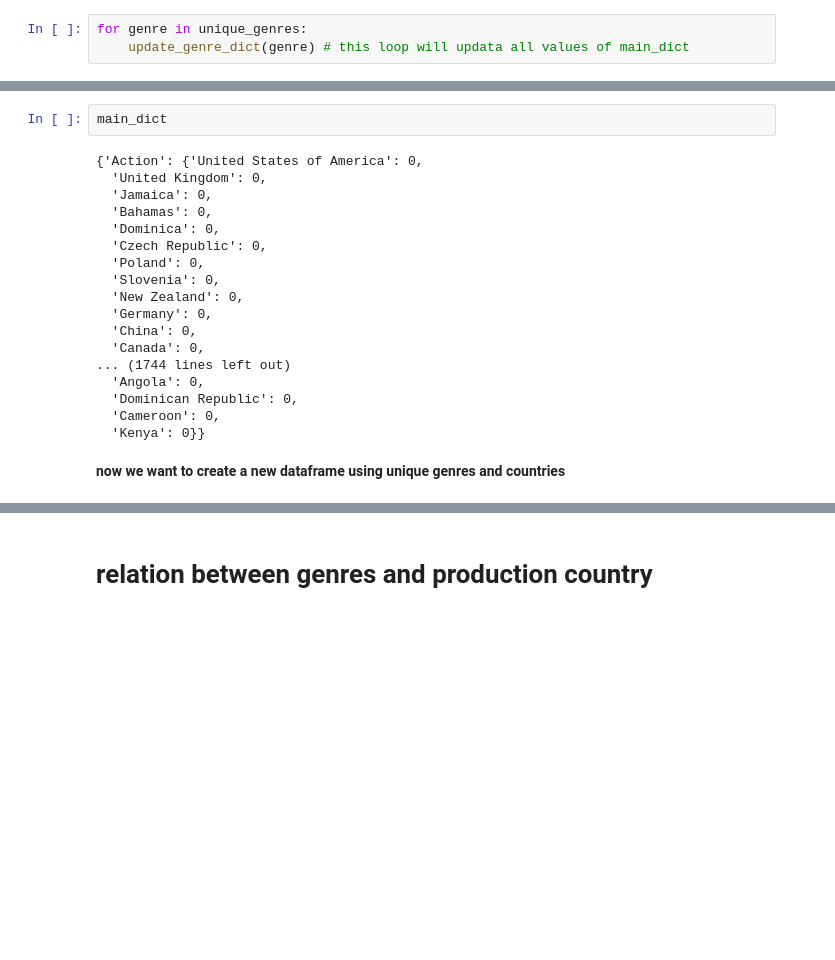
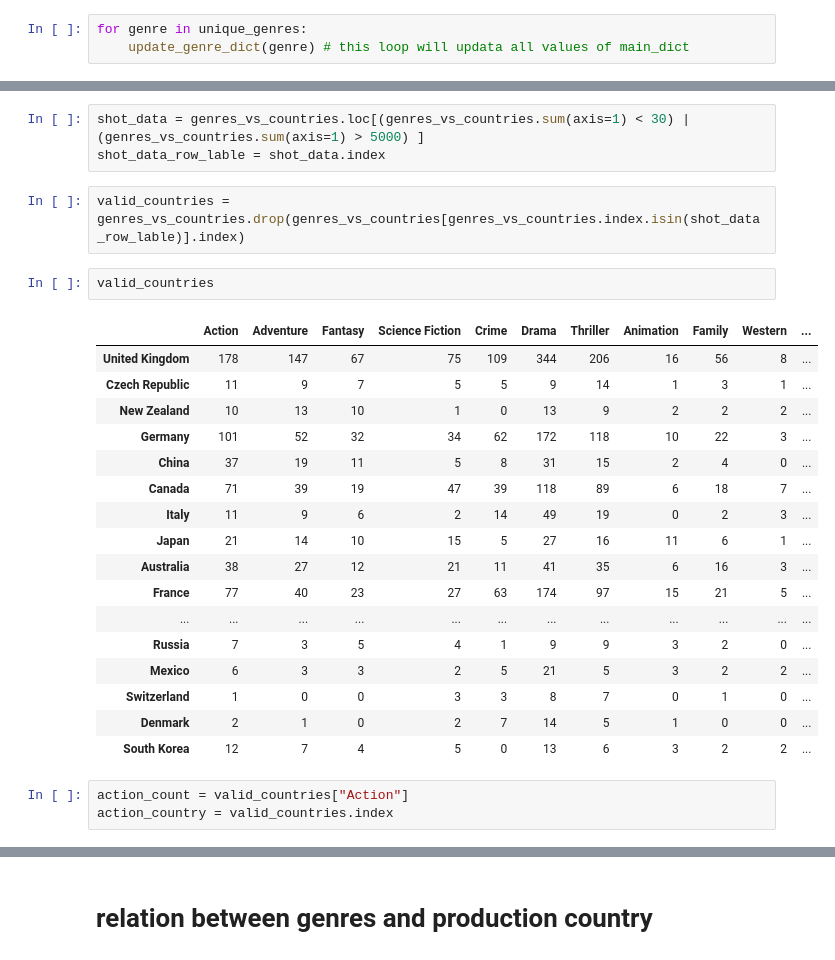
Before and after one commit to saeedshiranii/Data_Analysis, a Jupyter notebook: Movie recomendation/movie_recomendation.ipynb, the cells around one changed output, grey strips where cells are left out. Saved outputs shown, nothing was run; the diff lists cells and outputs as text; blank space fills up the shorter version.

```diff
--- a/Movie recomendation/movie_recomendation.ipynb
+++ b/Movie recomendation/movie_recomendation.ipynb
@@ -237,22 +227,28 @@ genres_vs_countries pd.DataFrame.from_dict(main_dict, orient="index")
 # %%
-main_dict
+shot_data = genres_vs_countries.loc[(genres_vs_countries.sum(axis=1) < 30) | (genres_vs_countries.sum(axis=1) > 5000) ]
+shot_data_row_lable = shot_data.index
-# %% [output]
-{'Action': {'United States of America': 0,
-  'United Kingdom': 0,
-  'Jamaica': 0,
-  'Bahamas': 0,
-  'Dominica': 0,
-  'Czech Republic': 0,
-  'Poland': 0,
-  'Slovenia': 0,
-  'New Zealand': 0,
-  'Germany': 0,
-  'China': 0,
-  'Canada': 0,
-... (1744 lines left out)
-  'Angola': 0,
-  'Dominican Republic': 0,
-  'Cameroon': 0,
-  'Kenya': 0}}
-# %% [markdown]
-**now we want to create a new dataframe using unique genres and countries**
+# %%
+valid_countries = genres_vs_countries.drop(genres_vs_countries[genres_vs_countries.index.isin(shot_data_row_lable)].index)
+# %%
+valid_countries
+# %% [output]
+|  | Action | Adventure | Fantasy | Science Fiction | Crime | Drama | Thriller | Animation | Family | Western | ... |
+| United Kingdom | 178 | 147 | 67 | 75 | 109 | 344 | 206 | 16 | 56 | 8 | ... |
+| Czech Republic | 11 | 9 | 7 | 5 | 5 | 9 | 14 | 1 | 3 | 1 | ... |
+| New Zealand | 10 | 13 | 10 | 1 | 0 | 13 | 9 | 2 | 2 | 2 | ... |
+| Germany | 101 | 52 | 32 | 34 | 62 | 172 | 118 | 10 | 22 | 3 | ... |
+| China | 37 | 19 | 11 | 5 | 8 | 31 | 15 | 2 | 4 | 0 | ... |
+| Canada | 71 | 39 | 19 | 47 | 39 | 118 | 89 | 6 | 18 | 7 | ... |
+| Italy | 11 | 9 | 6 | 2 | 14 | 49 | 19 | 0 | 2 | 3 | ... |
+| Japan | 21 | 14 | 10 | 15 | 5 | 27 | 16 | 11 | 6 | 1 | ... |
+| Australia | 38 | 27 | 12 | 21 | 11 | 41 | 35 | 6 | 16 | 3 | ... |
+| France | 77 | 40 | 23 | 27 | 63 | 174 | 97 | 15 | 21 | 5 | ... |
+| ... | ... | ... | ... | ... | ... | ... | ... | ... | ... | ... | ... |
+| Russia | 7 | 3 | 5 | 4 | 1 | 9 | 9 | 3 | 2 | 0 | ... |
+| Mexico | 6 | 3 | 3 | 2 | 5 | 21 | 5 | 3 | 2 | 2 | ... |
+| Switzerland | 1 | 0 | 0 | 3 | 3 | 8 | 7 | 0 | 1 | 0 | ... |
+| Denmark | 2 | 1 | 0 | 2 | 7 | 14 | 5 | 1 | 0 | 0 | ... |
+| South Korea | 12 | 7 | 4 | 5 | 0 | 13 | 6 | 3 | 2 | 2 | ... |
+# %%
+action_count = valid_countries["Action"]
+action_country = valid_countries.index
```
Also changed, not shown: parts of 11 cells of this notebook.
